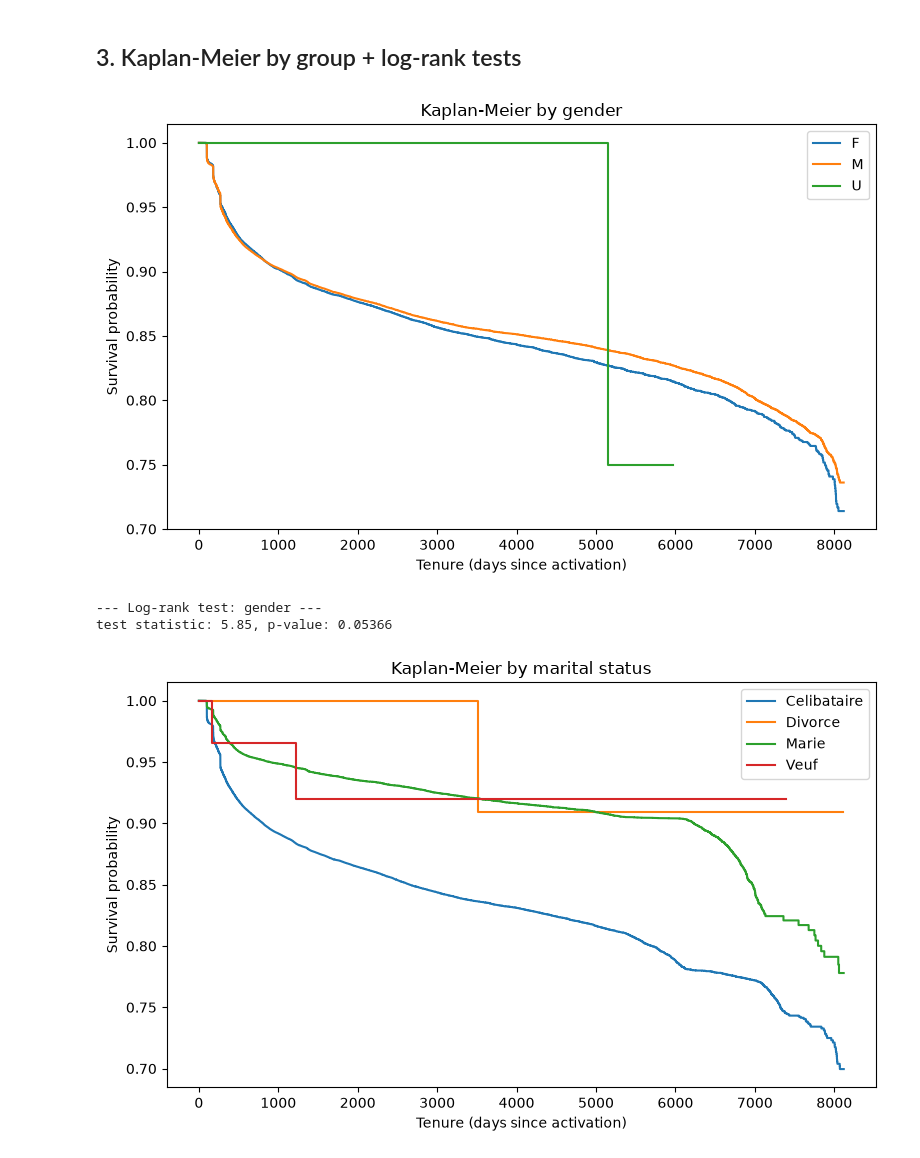
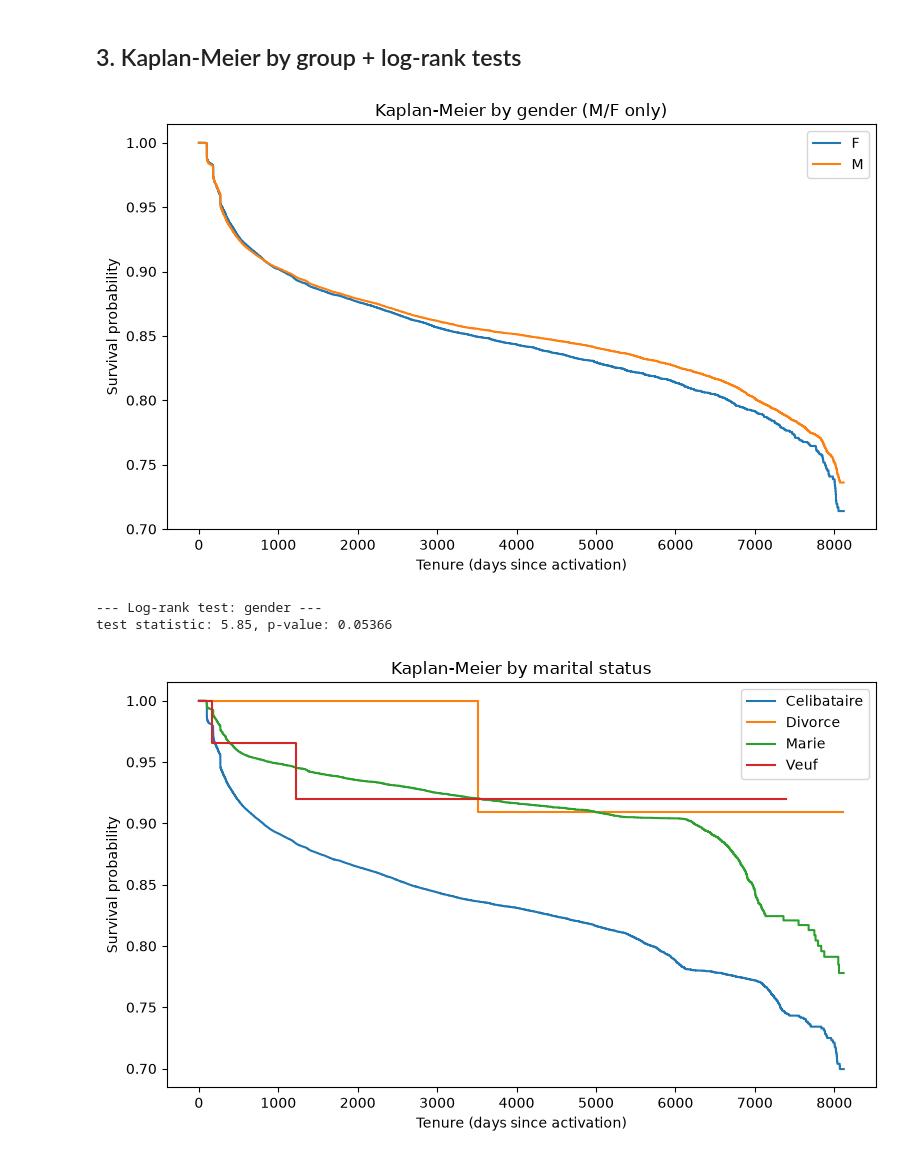
Before and after one commit to taghoutii/churn-prediction, a Jupyter notebook: notebooks/02_survival.ipynb, the cells around one changed output. Drawn from its saved outputs; the diff is of its cells as text; code cells hidden in the pictures.

```diff
--- a/notebooks/02_survival.ipynb
+++ b/notebooks/02_survival.ipynb
@@ -62,13 +62,19 @@ inf
 # %%
 from churn.survival.kaplan_meier import fit_km_by_group, plot_km_by_group, run_logrank_test, add_age_bucket
 
-fitters_gender = fit_km_by_group(survival_df, "gender")
-fig = plot_km_by_group(fitters_gender, "Kaplan-Meier by gender", ci_show=False)
+# "U" (unknown) has only ~9 subscribers -- too small to plot meaningfully
+# next to M/F, so it's excluded from THIS chart only (fit_km_by_group itself
+# is untouched). The log-rank test below is intentionally left as-is,
+# still covering all 3 groups (M/F/U) -- see the markdown note after this
+# section for why.
+survival_df_mf = survival_df[survival_df["gender"] != "U"]
+fitters_gender = fit_km_by_group(survival_df_mf, "gender")
+fig = plot_km_by_group(fitters_gender, "Kaplan-Meier by gender (M/F only)", ci_show=False)
 save_fig(fig, "survival_02_km_by_gender")
 plt.show()
 run_logrank_test(survival_df, "gender")
 # %% [output]
-[figure, old version]
+[figure, new version]
 --- Log-rank test: gender ---
 test statistic: 5.85, p-value: 0.05366
 # %%
```
Also changed, not shown: parts of 7 cells of this notebook, 6 other files.
